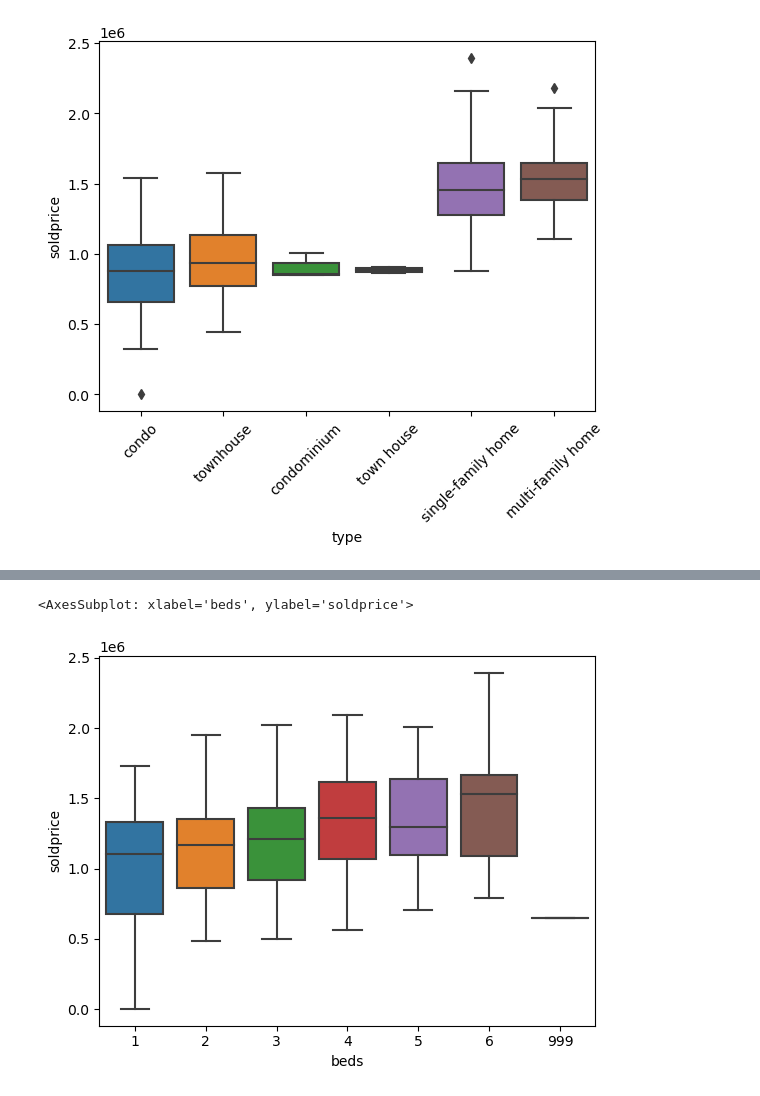
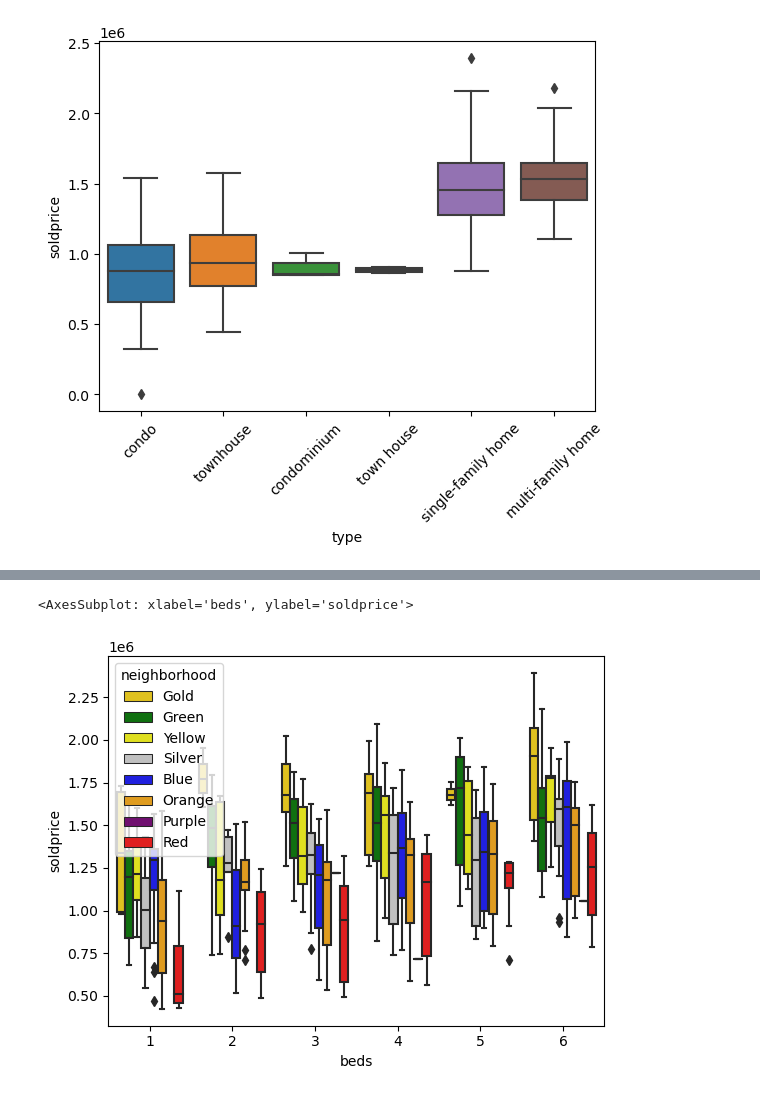
Before and after one commit to aarongaines/ucla_eda_final, a Jupyter notebook: initial_eda.ipynb, the cells around one changed output, grey strips where cells are left out. Drawn from its saved outputs; the diff is of its cells as text; code cells hidden in the pictures.

Commit message:
added graphs

```diff
--- a/initial_eda.ipynb
+++ b/initial_eda.ipynb
@@ -37,0 +54,10 @@ Index(['neighborhood', 'beds', 'baths', 'sqft', 'lotsize', 'year', 'type',
+# %%
+# Change some columns to categorical.
+housing['cooling'] = pd.Categorical(housing['cooling'], categories=['Yes', 'No'], ordered=True)
+housing['heating'] = pd.Categorical(housing['heating'], categories=['Yes', 'No'], ordered=True)
+housing['fireplace'] = pd.Categorical(housing['fireplace'], categories=['Yes', 'No'], ordered=True)
+housing['type'] = pd.Categorical(housing['type'], ordered=True)
+# %%
+nbhs = housing.groupby('neighborhood')['soldprice'].mean().sort_values(ascending=False).index.to_list()
+
+housing['neighborhood'] = pd.Categorical(housing['neighborhood'], categories=nbhs, ordered=True)
@@ -38,3 +88,5 @@ Index(['neighborhood', 'beds', 'baths', 'sqft', 'lotsize', 'year', 'type',
+# %%
+housing.dropna(inplace=True)
 # %%
 housing.describe()
 # %% [output]
@@ -47,3 +99,5 @@ housing.describe()
 | 50% | 4.000000 | 1.500000 | 1955.000000 | 0.240000 | 1978.000000 | 1.267000e+06 | 750.000000 | 6.000000 | ... |
 | 75% | 4.000000 | 2.500000 | 2676.000000 | 0.360000 | 1997.000000 | 1.548000e+06 | 800.000000 | 8.000000 | ... |
 | max | 999.000000 | 25.000000 | 5265.000000 | 1.300000 | 2111.000000 | 2.393000e+06 | 900.000000 | 10.000000 | ... |
+# %%
+housing = housing[housing['soldprice'] != housing['soldprice'].min()].reset_index(drop=True)
@@ -110,8 +184,8 @@ plt.show()
 # %%
-sns.boxplot(x='beds', y='soldprice', data=housing)
+sns.boxplot(x='beds', y='soldprice', hue='neighborhood', data=housing, palette=nbhs)
 # %% [output]
 <AxesSubplot: xlabel='beds', ylabel='soldprice'>
-[figure, old version]
+[figure, new version]
 # %%
 sns.regplot(x='lotsize', y='soldprice', data=housing, scatter_kws={'alpha':0.7},line_kws={'color': 'red', 'alpha': 0.7})
 plt.show()
```
Also changed, not shown: parts of 23 cells of this notebook.
